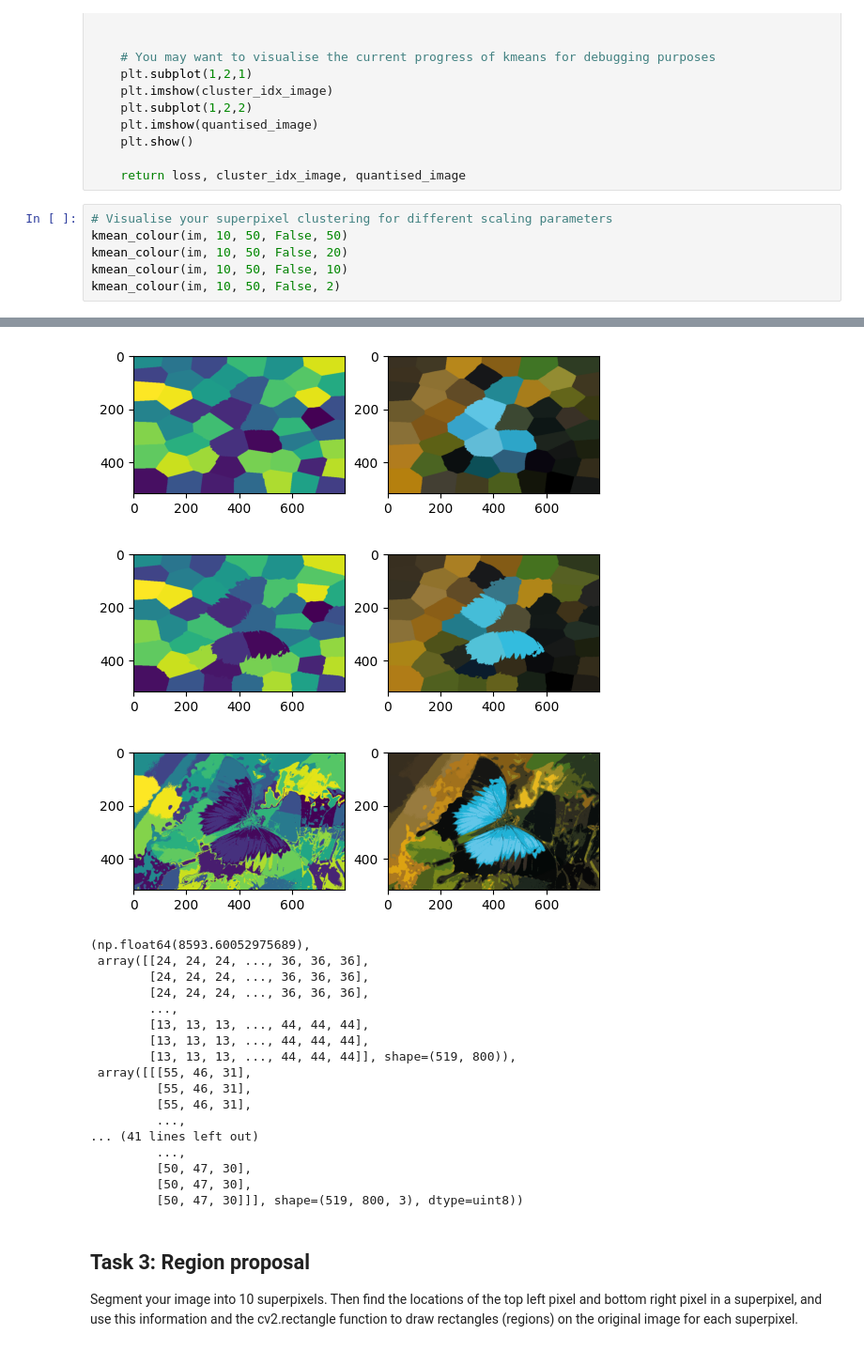
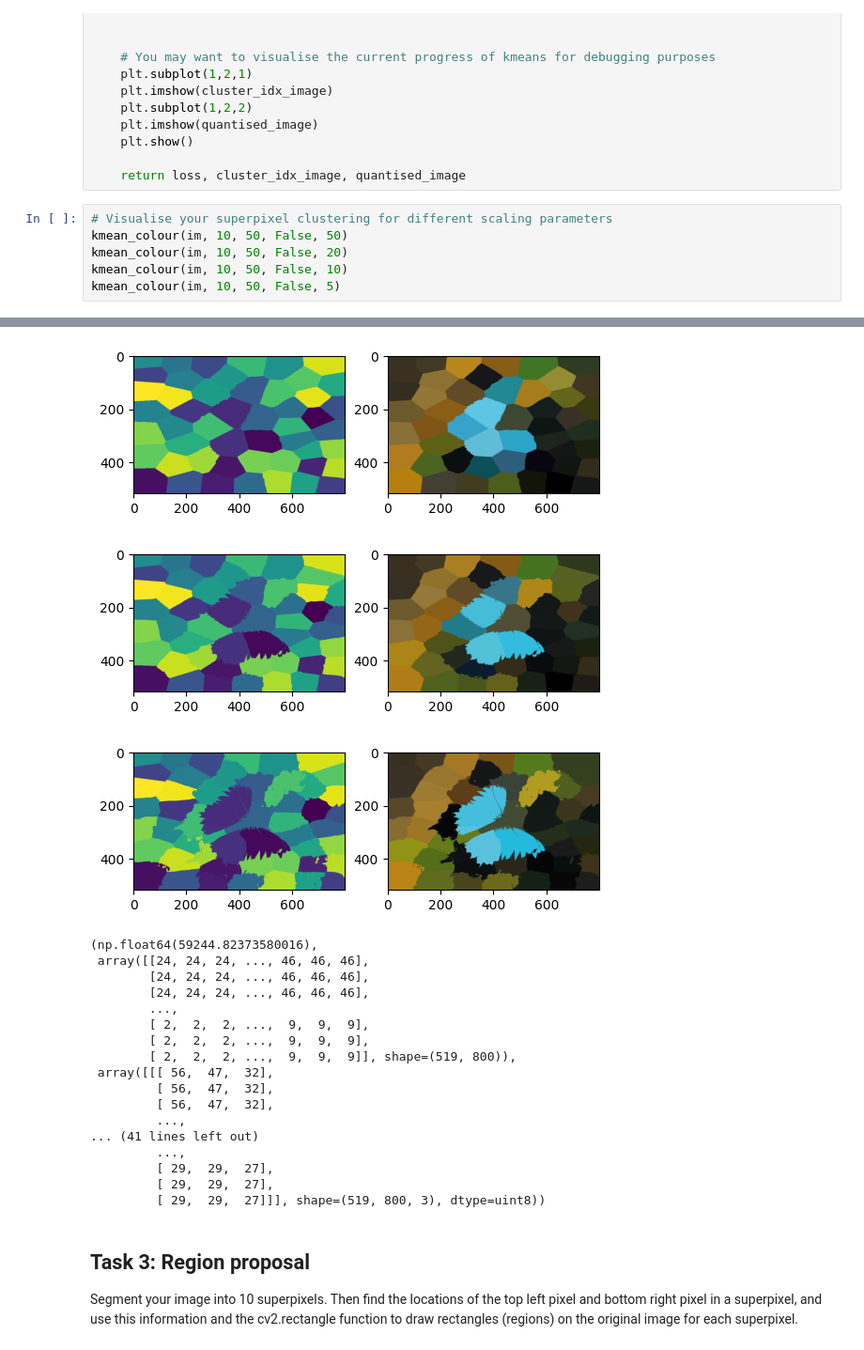
Before and after one commit to jame-slatta/ECE4076_2026, a Jupyter notebook: Lab03/Lab3_student_template.ipynb, the cells around one changed output, grey strips where cells are left out. Shown at 94% size. Drawn from its saved outputs; the diff is of its cells as text.

```diff
--- a/Lab03/Lab3_student_template.ipynb
+++ b/Lab03/Lab3_student_template.ipynb
@@ -267,31 +267,31 @@ def kmean_colour(im, iters=2, K=3, plot=False, spatial_weight = 1):
 # %%
 # Visualise your superpixel clustering for different scaling parameters
 kmean_colour(im, 10, 50, False, 50)
 kmean_colour(im, 10, 50, False, 20)
 kmean_colour(im, 10, 50, False, 10)
-kmean_colour(im, 10, 50, False, 2)
+kmean_colour(im, 10, 50, False, 5)
 # %% [output]
 [figure]
 [figure]
 [figure]
-[figure, old version]
+[figure, new version]
-(np.float64(8593.60052975689),
- array([[24, 24, 24, ..., 36, 36, 36],
-        [24, 24, 24, ..., 36, 36, 36],
-        [24, 24, 24, ..., 36, 36, 36],
+(np.float64(59244.82373580016),
+ array([[24, 24, 24, ..., 46, 46, 46],
+        [24, 24, 24, ..., 46, 46, 46],
+        [24, 24, 24, ..., 46, 46, 46],
         ...,
-        [13, 13, 13, ..., 44, 44, 44],
-        [13, 13, 13, ..., 44, 44, 44],
-        [13, 13, 13, ..., 44, 44, 44]], shape=(519, 800)),
- array([[[55, 46, 31],
-         [55, 46, 31],
-         [55, 46, 31],
+        [ 2,  2,  2, ...,  9,  9,  9],
+        [ 2,  2,  2, ...,  9,  9,  9],
+        [ 2,  2,  2, ...,  9,  9,  9]], shape=(519, 800)),
+ array([[[ 56,  47,  32],
+         [ 56,  47,  32],
+         [ 56,  47,  32],
          ...,
 ... (41 lines left out)
          ...,
-         [50, 47, 30],
-         [50, 47, 30],
-         [50, 47, 30]]], shape=(519, 800, 3), dtype=uint8))
+         [ 29,  29,  27],
+         [ 29,  29,  27],
+         [ 29,  29,  27]]], shape=(519, 800, 3), dtype=uint8))
 # %% [markdown]
 ## Task 3: Region proposal
 
```
Also changed, not shown: parts of 1 cell of this notebook.
